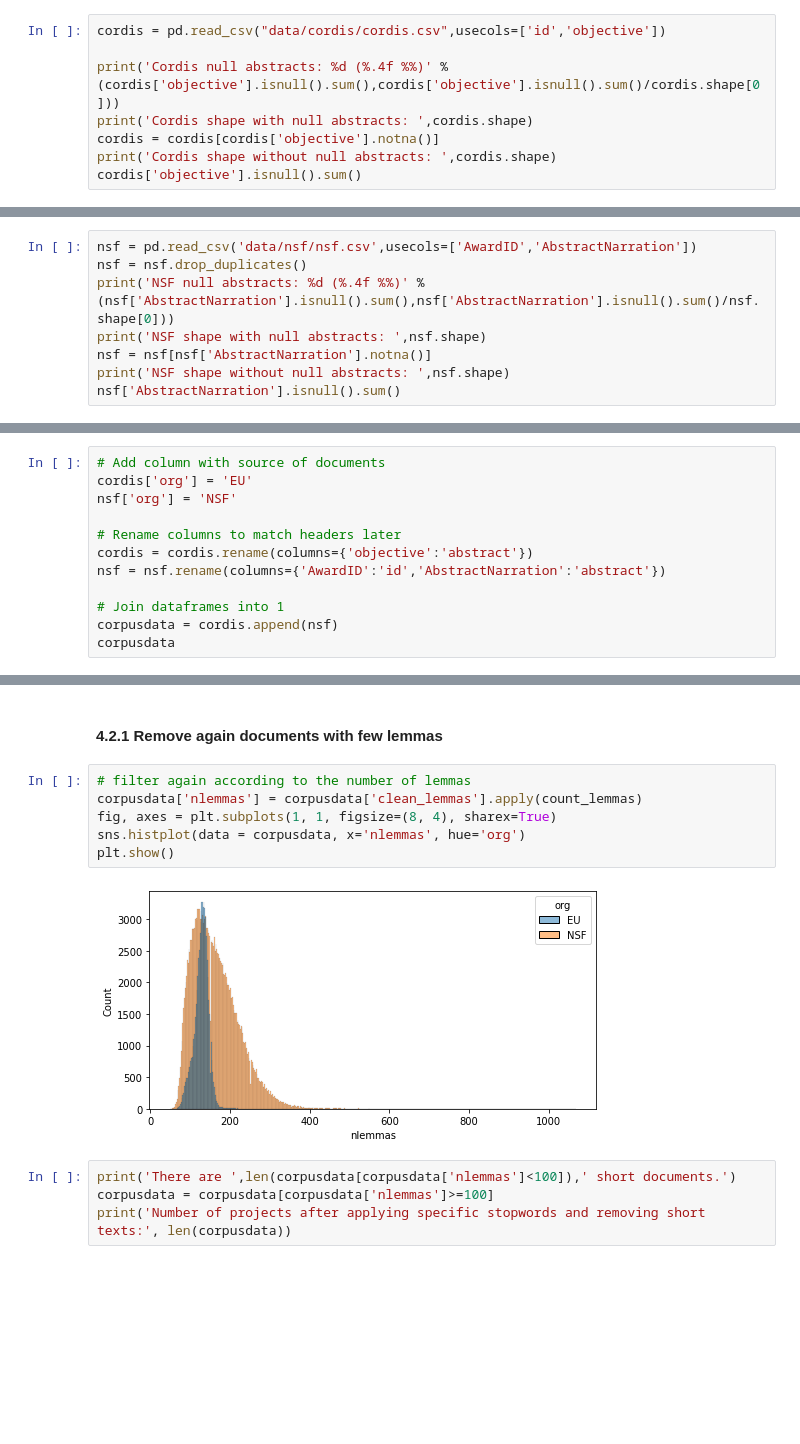
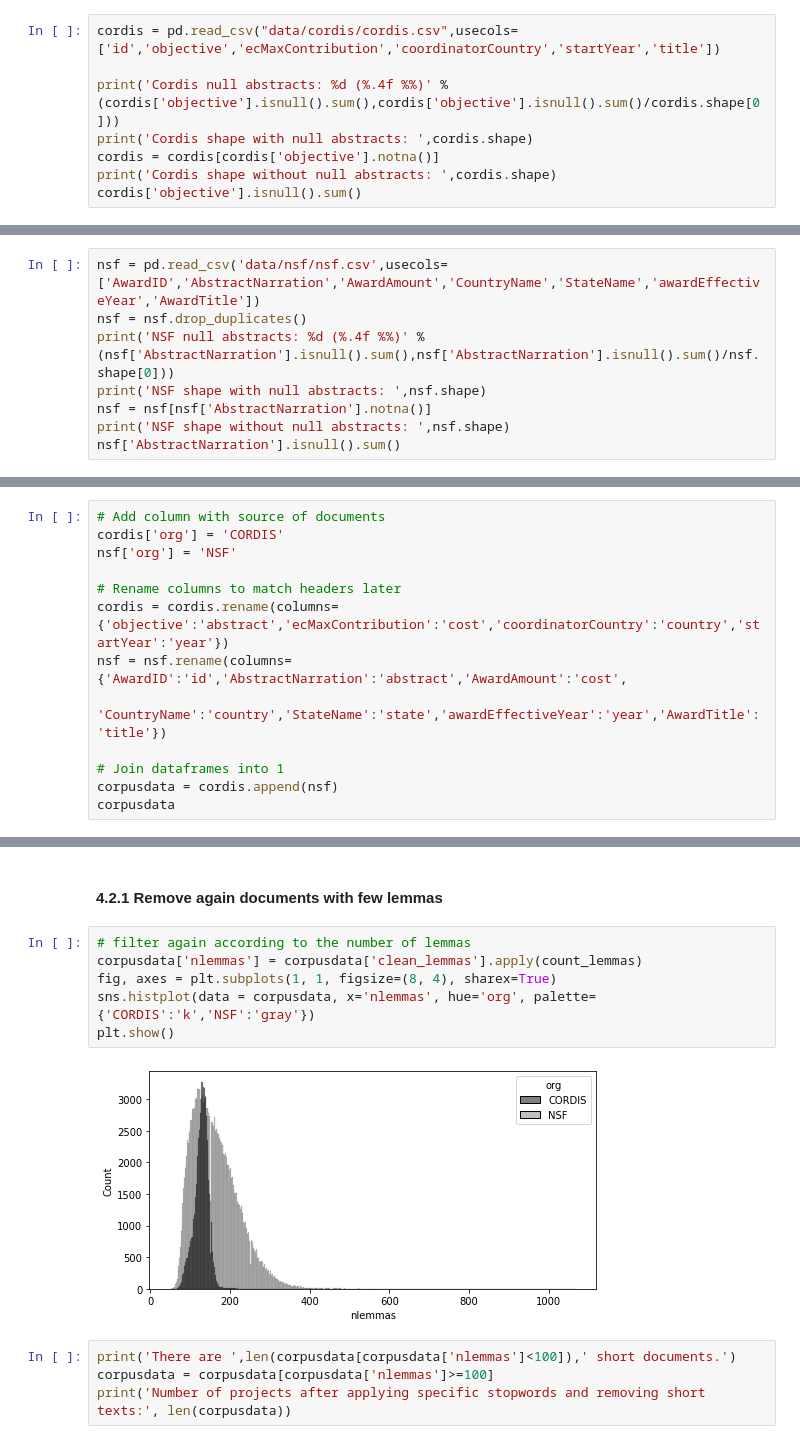
Before and after one commit to celiaromero/mythesis, a Jupyter notebook: topic_modeling.ipynb, the cells around one changed output, grey strips where cells are left out. Saved outputs shown, nothing was run; the diff lists cells and outputs as text; blank space fills up the shorter version.

```diff
--- a/topic_modeling.ipynb
+++ b/topic_modeling.ipynb
@@ -39,7 +39,7 @@ Read CSVs corresponding to Cordis and NSF datasets. Only the columns of interest
 # %% [markdown]
 ### 1.1 Cordis dataset
 # %%
-cordis = pd.read_csv("data/cordis/cordis.csv",usecols=['id','objective'])
+cordis = pd.read_csv("data/cordis/cordis.csv",usecols=['id','objective','ecMaxContribution','coordinatorCountry','startYear','title'])
 
 print('Cordis null abstracts: %d (%.4f %%)' % (cordis['objective'].isnull().sum(),cordis['objective'].isnull().sum()/cordis.shape[0]))
 print('Cordis shape with null abstracts: ',cordis.shape)
@@ -54,7 +54,7 @@ Cordis shape without null abstracts:  (67546, 2)
 # %% [markdown]
 ### 1.2 NSF dataset
 # %%
-nsf = pd.read_csv('data/nsf/nsf.csv',usecols=['AwardID','AbstractNarration'])
+nsf = pd.read_csv('data/nsf/nsf.csv',usecols=['AwardID','AbstractNarration','AwardAmount','CountryName','StateName','awardEffectiveYear','AwardTitle'])
 nsf = nsf.drop_duplicates()
 print('NSF null abstracts: %d (%.4f %%)' % (nsf['AbstractNarration'].isnull().sum(),nsf['AbstractNarration'].isnull().sum()/nsf.shape[0]))
 print('NSF shape with null abstracts: ',nsf.shape)
@@ -70,12 +70,13 @@ NSF shape without null abstracts:  (226880, 2)
 ### 1.3 Join dataframes
 # %%
 # Add column with source of documents
-cordis['org'] = 'EU'
+cordis['org'] = 'CORDIS'
 nsf['org'] = 'NSF'
 
 # Rename columns to match headers later
-cordis = cordis.rename(columns={'objective':'abstract'})
-nsf = nsf.rename(columns={'AwardID':'id','AbstractNarration':'abstract'})
+cordis = cordis.rename(columns={'objective':'abstract','ecMaxContribution':'cost','coordinatorCountry':'country','startYear':'year'})
+nsf = nsf.rename(columns={'AwardID':'id','AbstractNarration':'abstract','AwardAmount':'cost',
+                          'CountryName':'country','StateName':'state','awardEffectiveYear':'year','AwardTitle':'title'})
 
 # Join dataframes into 1
 corpusdata = cordis.append(nsf)
@@ -382,11 +357,11 @@ corpusdata
 # %%
 # filter again according to the number of lemmas
 corpusdata['nlemmas'] = corpusdata['clean_lemmas'].apply(count_lemmas)
 fig, axes = plt.subplots(1, 1, figsize=(8, 4), sharex=True)
-sns.histplot(data = corpusdata, x='nlemmas', hue='org')
+sns.histplot(data = corpusdata, x='nlemmas', hue='org', palette={'CORDIS':'k','NSF':'gray'})
 plt.show()
 # %% [output]
-[figure, old version]
+[figure, new version]
 # %%
 print('There are ',len(corpusdata[corpusdata['nlemmas']<100]),' short documents.')
 corpusdata = corpusdata[corpusdata['nlemmas']>=100]
```
Also changed, not shown: parts of 54 cells of this notebook, 3 other files.
